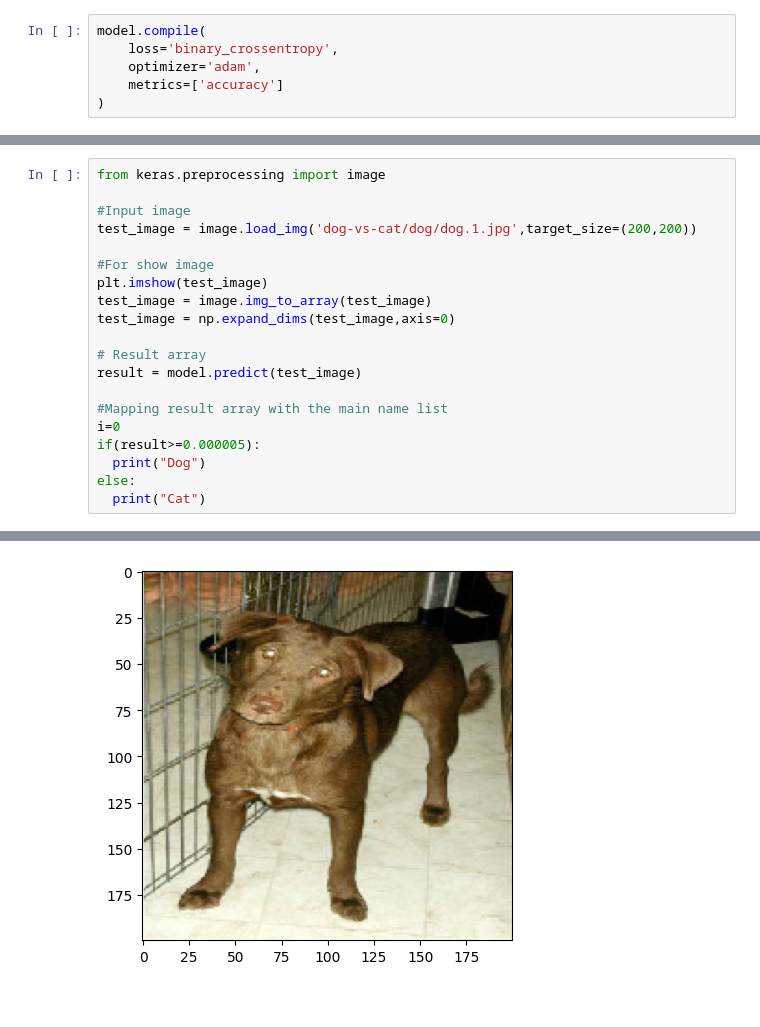
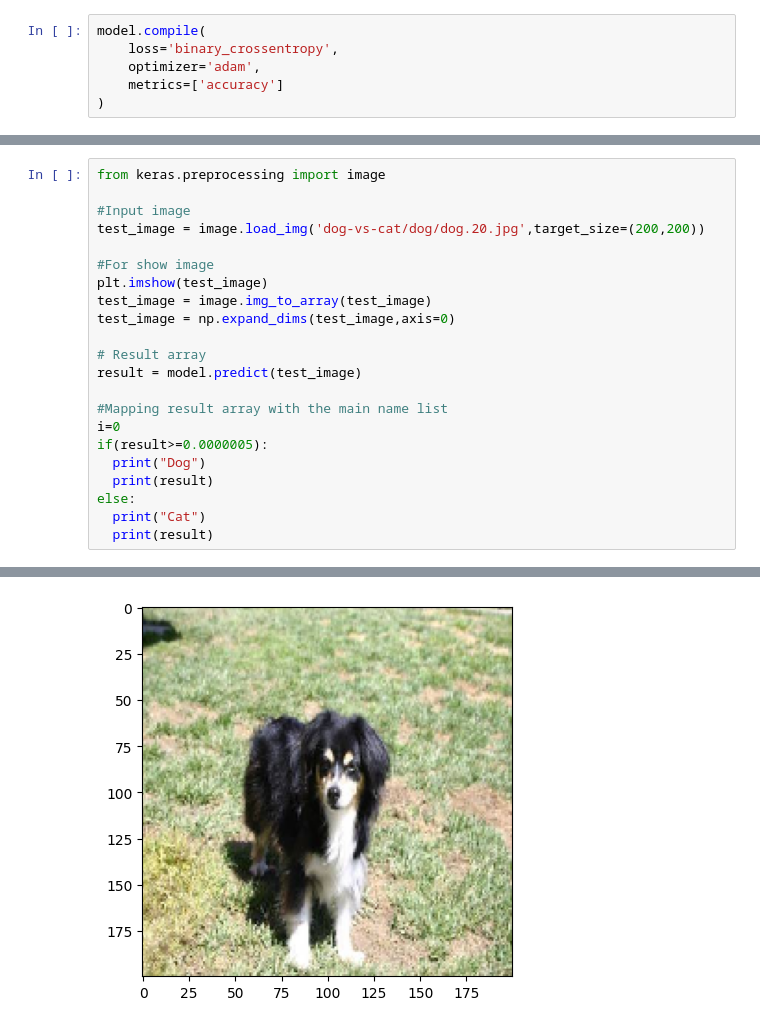
Before and after one commit to Matheus-Reato/dog-vs-cat, a Jupyter notebook: Cat_vs_Dog.ipynb, the cells around one changed output, grey strips where cells are left out. Drawn from its saved outputs; the diff is of its cells as text.

```diff
--- a/Cat_vs_Dog.ipynb
+++ b/Cat_vs_Dog.ipynb
@@ -153,7 +178,7 @@ plt.show()
 from keras.preprocessing import image
 
 #Input image
-test_image = image.load_img('dog-vs-cat/dog/dog.1.jpg',target_size=(200,200))
+test_image = image.load_img('dog-vs-cat/dog/dog.20.jpg',target_size=(200,200))
 
 #For show image
 plt.imshow(test_image)
@@ -165,8 +190,10 @@ result = model.predict(test_image)
 
 #Mapping result array with the main name list
 i=0
-if(result>=0.000005):
+if(result>=0.0000005):
   print("Dog")
+  print(result)
 else:
   print("Cat")
+  print(result)
 # %% [output]
@@ -176 +203 @@ Dog
-[figure, old version]
+[figure, new version]
```
Also changed, not shown: parts of 7 cells of this notebook.
